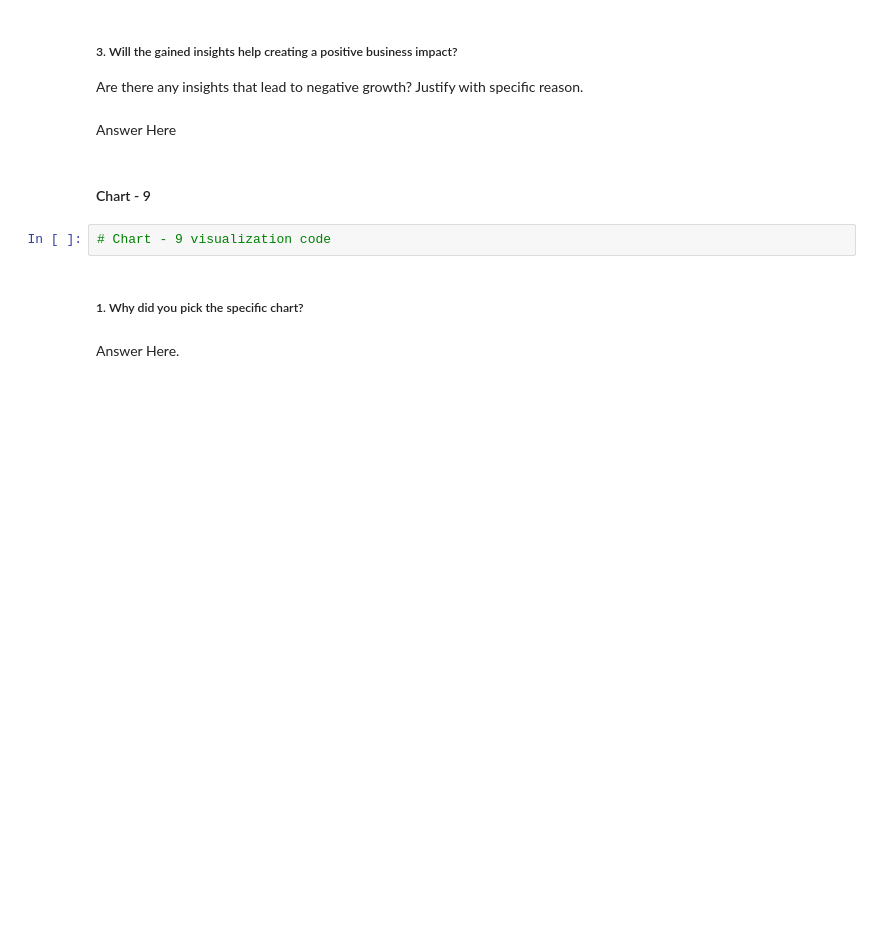
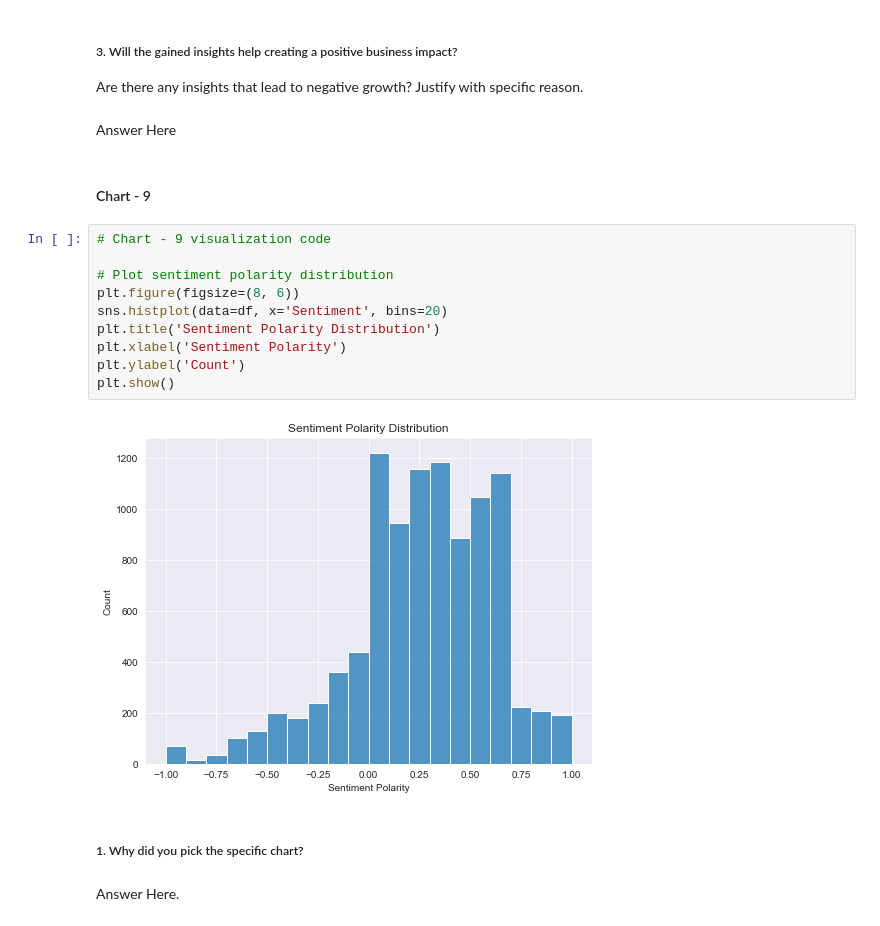
Before and after one commit to Saurabhshrma/Zomato-Restaurant-Clustering-and-Sentiment-Analysis, a Jupyter notebook: Zomato Restaurant Clustering and Sentiment Analysis.ipynb, the cells around one changed output. Saved outputs shown, nothing was run; the diff lists cells and outputs as text; blank space fills up the shorter version.

```diff
--- a/Zomato Restaurant Clustering and Sentiment Analysis.ipynb
+++ b/Zomato Restaurant Clustering and Sentiment Analysis.ipynb
@@ -645,8 +799,18 @@ Are there any insights that lead to negative growth? Justify with specific reaso
 Answer Here
 # %% [markdown]
 #### Chart - 9
-# %%
-# Chart - 9 visualization code
+# %%
+# Chart - 9 visualization code
+
+# Plot sentiment polarity distribution
+plt.figure(figsize=(8, 6))
+sns.histplot(data=df, x='Sentiment', bins=20)
+plt.title('Sentiment Polarity Distribution')
+plt.xlabel('Sentiment Polarity')
+plt.ylabel('Count')
+plt.show()
+# %% [output]
+[figure, added]
 # %% [markdown]
 ##### 1. Why did you pick the specific chart?
 # %% [markdown]
```
Also changed, not shown: parts of 91 cells of this notebook.
